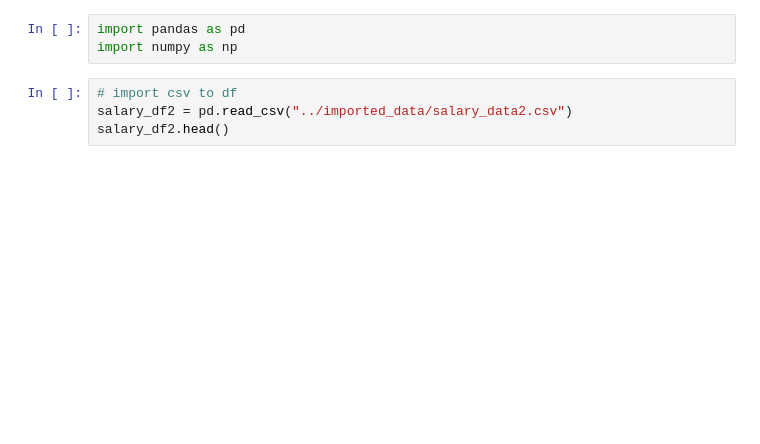
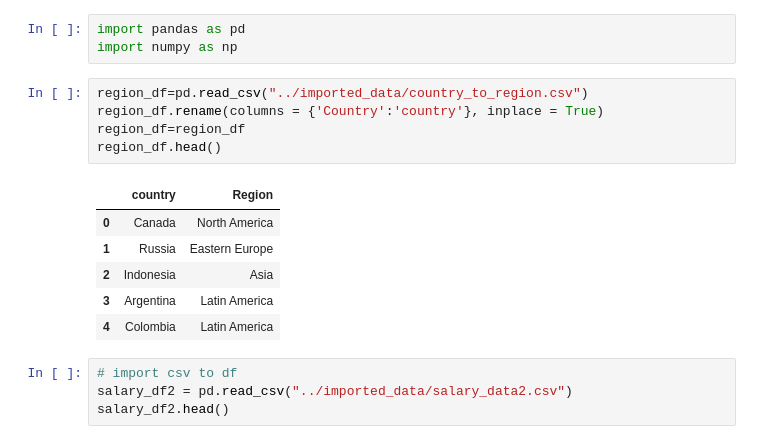
Before and after one commit to adrianavandeguchte/PredictYourSalary, a Jupyter notebook: notebooks/data_cleaning_kasia.ipynb, the cells around one changed output. Cells and saved outputs as stored; diff of their text form; blank space fills up the shorter version.

```diff
--- a/notebooks/data_cleaning_kasia.ipynb
+++ b/notebooks/data_cleaning_kasia.ipynb
@@ -1,6 +1,18 @@
 # %%
 import pandas as pd
 import numpy as np
+# %%
+region_df=pd.read_csv("../imported_data/country_to_region.csv")
+region_df.rename(columns = {'Country':'country'}, inplace = True)
+region_df=region_df
+region_df.head()
+# %% [output]
+|  | country | Region |
+| 0 | Canada | North America |
+| 1 | Russia | Eastern Europe |
+| 2 | Indonesia | Asia |
+| 3 | Argentina | Latin America |
+| 4 | Colombia | Latin America |
 # %%
 # import csv to df
 salary_df2 = pd.read_csv("../imported_data/salary_data2.csv")
```
Also changed, not shown: parts of 7 cells of this notebook.
